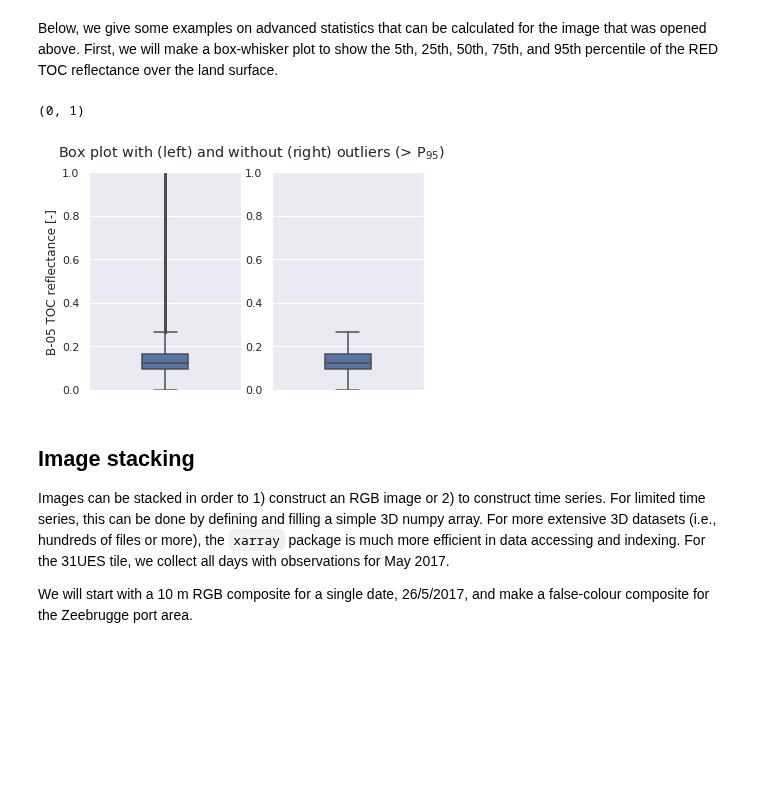
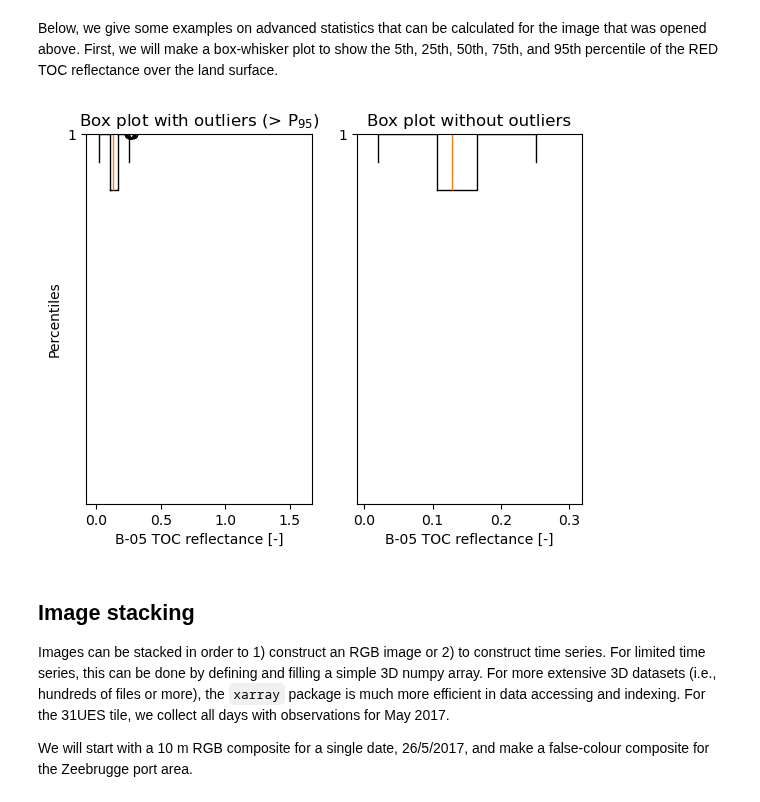
Before and after one commit to VITObelgium/notebook-samples, a Jupyter notebook: terrascope-samples/Terrascope/Advanced/Sentinel-2_advanced.ipynb, the cells around one changed output. Cells and saved outputs as stored; diff of their text form; code cells hidden in the pictures; blank space fills up the shorter version.

````diff
--- a/terrascope-samples/Terrascope/Advanced/Sentinel-2_advanced.ipynb
+++ b/terrascope-samples/Terrascope/Advanced/Sentinel-2_advanced.ipynb
@@ -83,22 +82,31 @@ cb.ax.tick_params(labelsize=10)
 # %% [markdown]
 Below, we give some examples on advanced statistics that can be calculated for the image that was opened above.
 First, we will make a box-whisker plot to show the 5th, 25th, 50th, 75th, and 95th percentile of the RED TOC reflectance over the land surface.
-# %%
-#take a subset from d_red
-d_red_sub = d_red[2001:3000, 2001:3000]
-
-sns.set()
-mplot.suptitle('Box plot with (left) and without (right) outliers (> P$_{95}$)')
-mplot.subplot(121)
-sns.boxplot(d_red, width=0.3, orient='vertical', fliersize=1)
-mplot.ylim(0,1)
-mplot.ylabel('B-05 TOC reflectance [-]')
-mplot.subplot(122)
-sns.boxplot(d_red, width=0.3, showfliers=False, orient='vertical')
-mplot.ylim(0,1)
-# %% [output]
-(0, 1)
-[figure, removed]
+# %%
+import matplotlib.pyplot as plt
+
+# Take a subset from d_red
+d_red_sub = d_red[2001:3000, 2001:3000]
+
+# Create a box plot with outliers
+plt.subplot(121)
+plt.boxplot(d_red_sub, widths=0.3, vert=False)
+plt.xlabel('B-05 TOC reflectance [-]')
+plt.ylabel('Percentiles')
+plt.ylim(0, 1)
+plt.title('Box plot with outliers (> P$_{95}$)')
+
+# Create a box plot without outliers
+plt.subplot(122)
+plt.boxplot(d_red_sub, showfliers=False, widths=0.3, vert=False)
+plt.xlabel('B-05 TOC reflectance [-]')
+plt.title('Box plot without outliers')
+plt.ylim(0, 1)
+
+# plt.tight_layout()
+plt.show()
+# %% [output]
+[figure, added]
 # %% [markdown]
 ## Image stacking
 Images can be stacked in order to 1) construct an RGB image or 2) to construct time series. For limited time series, this can be done by defining and filling a simple 3D numpy array. For more extensive 3D datasets (i.e., hundreds of files or more), the ```xarray``` package is much more efficient in data accessing and indexing. For the 31UES tile, we collect all days with observations for May 2017.
````
Also changed, not shown: parts of 10 cells of this notebook.
